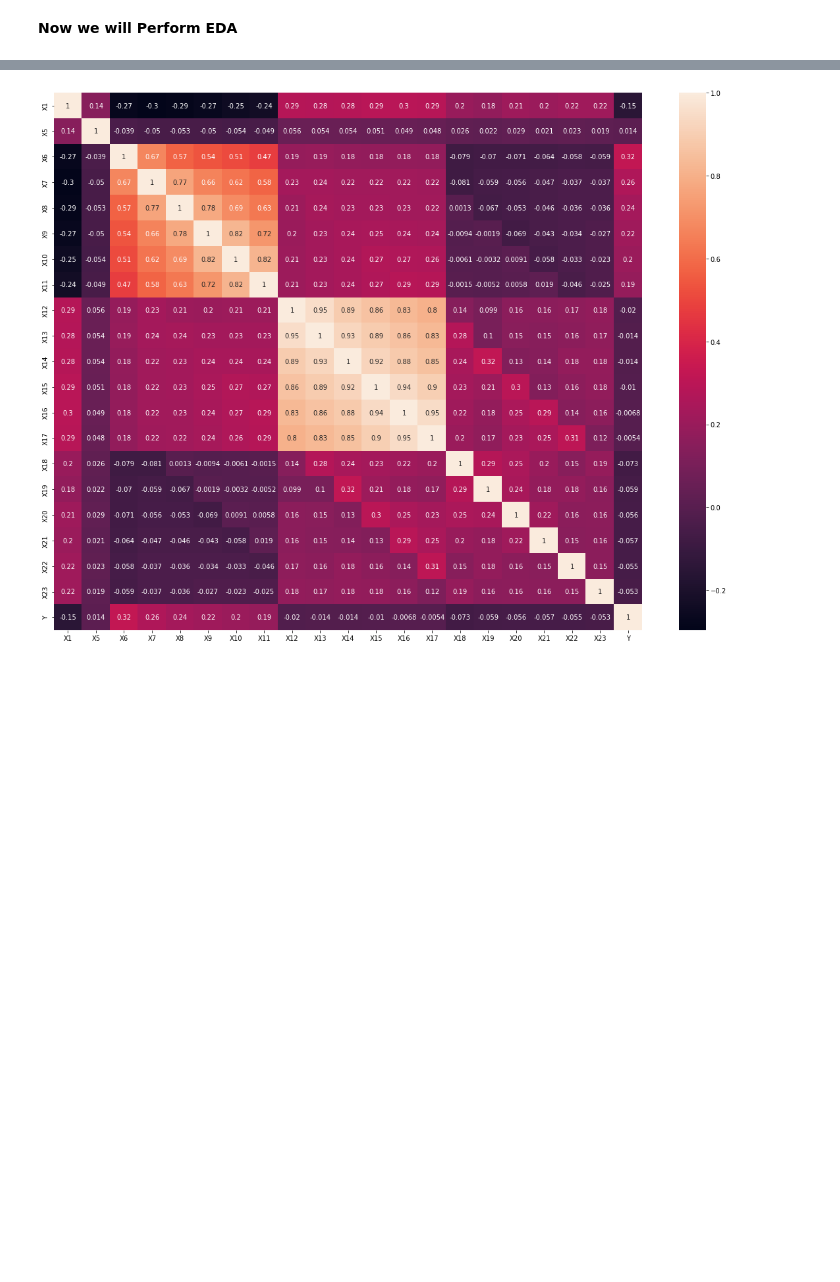
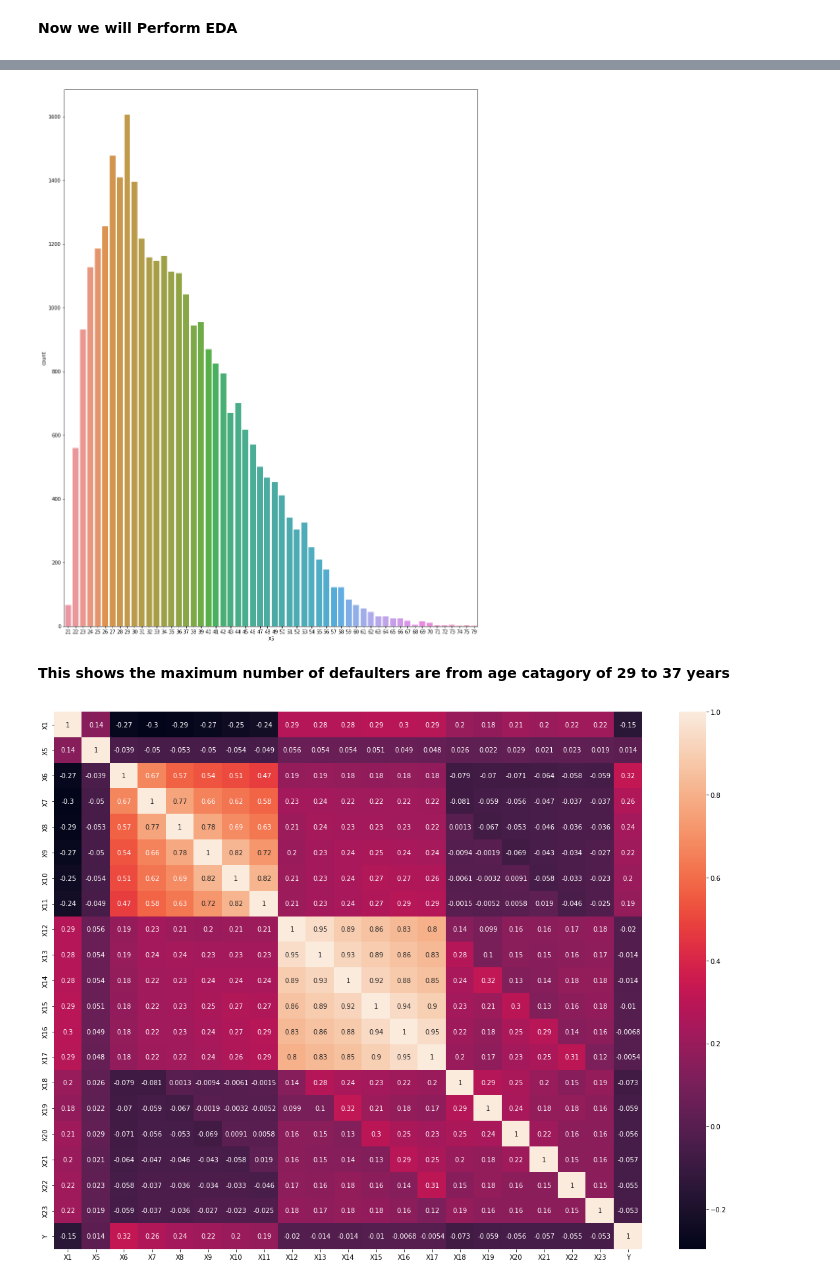
Before and after one commit to Aman7Rathore/Credit_card_default_predictio-, a Jupyter notebook: Copy_of_Credit_Card_Default_Prediction_Capstone_Project.ipynb, the cells around one changed output, grey strips where cells are left out. Saved outputs shown, nothing was run; the diff lists cells and outputs as text; code cells hidden in the pictures; blank space fills up the shorter version.

```diff
--- a/Copy_of_Credit_Card_Default_Prediction_Capstone_Project.ipynb
+++ b/Copy_of_Credit_Card_Default_Prediction_Capstone_Project.ipynb
@@ -151,3 +169,11 @@ create_report(df)
+# %%
+plt.figure(figsize=(15,20))
+sns.countplot(x = 'X5',data = df)
+plt.show()
+# %% [output]
+[figure, added]
+# %% [markdown]
+**This shows the maximum number of defaulters are from age catagory of 29 to 37 years**
 # %%
 corr = df.corr()
 plt.figure(figsize=(20,15))
```
Also changed, not shown: parts of 22 cells of this notebook.
